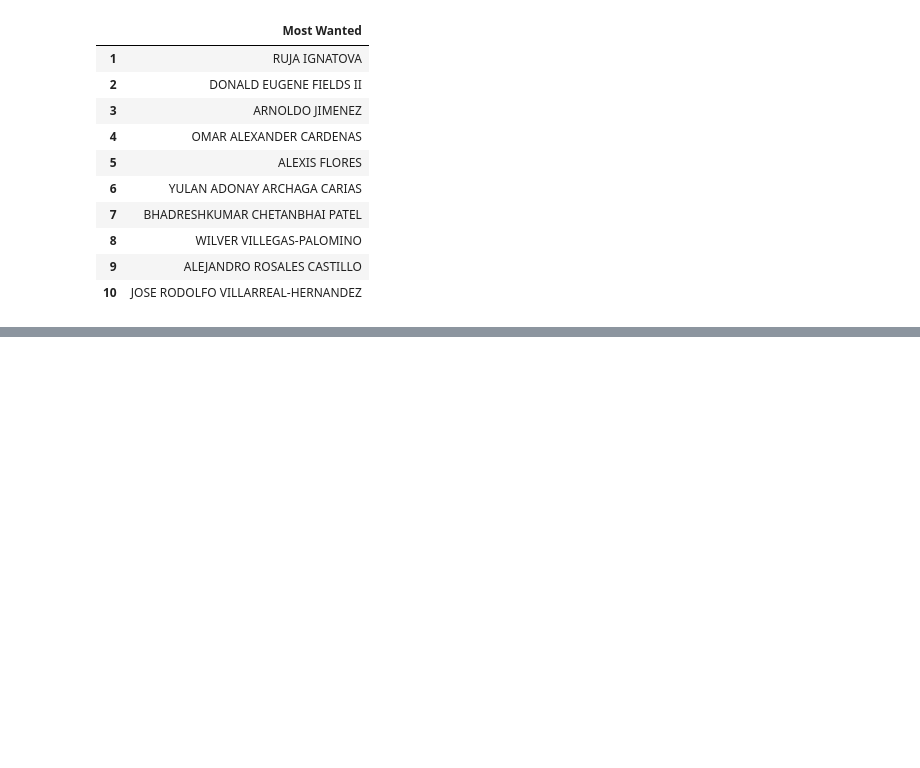
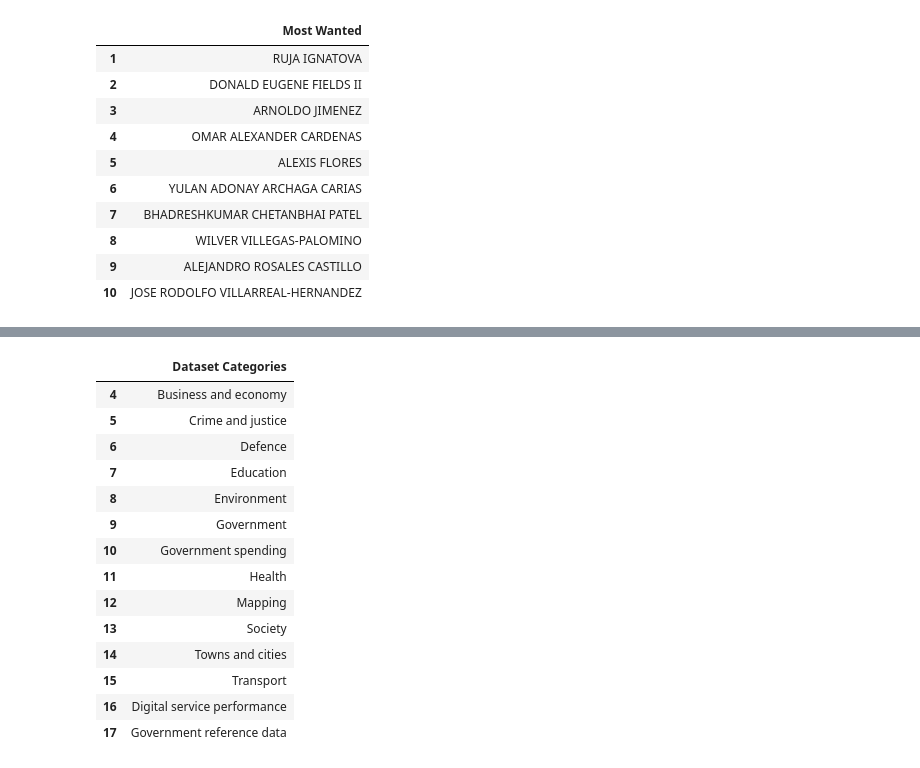
Before and after one commit to Rozayf/lab-web-scraping-single-page, a Jupyter notebook: Lab6.01&6.02.ipynb, the cells around one changed output, grey strips where cells are left out. Drawn from its saved outputs; the diff is of its cells as text; code cells hidden in the pictures; blank space fills up the shorter version.

```diff
--- a/Lab6.01&6.02.ipynb
+++ b/Lab6.01&6.02.ipynb
@@ -397,0 +573,18 @@ Most_wanted
+# %%
+df
+# %% [output]
+|  | Dataset Categories |
+| 4 | Business and economy |
+| 5 | Crime and justice |
+| 6 | Defence |
+| 7 | Education |
+| 8 | Environment |
+| 9 | Government |
+| 10 | Government spending |
+| 11 | Health |
+| 12 | Mapping |
+| 13 | Society |
+| 14 | Towns and cities |
+| 15 | Transport |
+| 16 | Digital service performance |
+| 17 | Government reference data |
```
Also changed, not shown: parts of 31 cells of this notebook.
